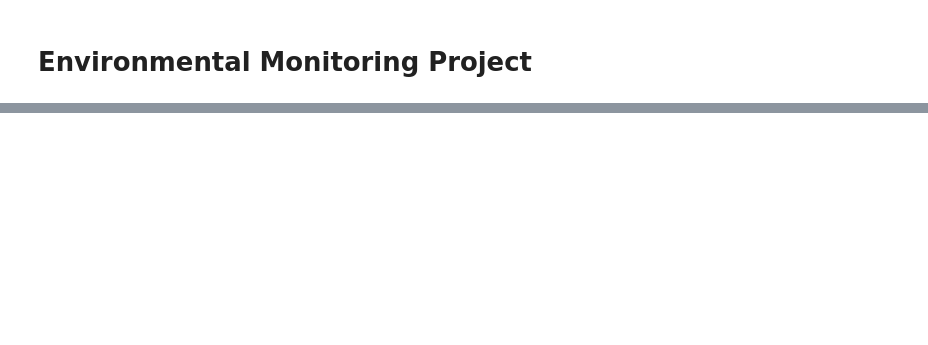
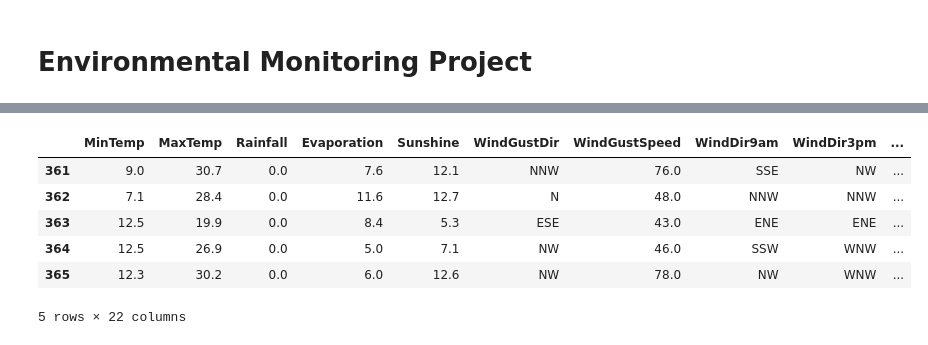
Before and after one commit to yonasyifter/IOT_EnvironmentalMonitoring, a Jupyter notebook: EnvironementalMonitoring.ipynb, the cells around one changed output, grey strips where cells are left out. Cells and saved outputs as stored; diff of their text form; code cells hidden in the pictures; blank space fills up the shorter version.

```diff
--- a/EnvironementalMonitoring.ipynb
+++ b/EnvironementalMonitoring.ipynb
@@ -31,0 +22,10 @@ FileNotFoundError: [Errno 2] No such file or directory: 'E:/AI'
+# %%
+df.tail()
+# %% [output]
+|  | MinTemp | MaxTemp | Rainfall | Evaporation | Sunshine | WindGustDir | WindGustSpeed | WindDir9am | WindDir3pm | ... |
+| 361 | 9.0 | 30.7 | 0.0 | 7.6 | 12.1 | NNW | 76.0 | SSE | NW | ... |
+| 362 | 7.1 | 28.4 | 0.0 | 11.6 | 12.7 | N | 48.0 | NNW | NNW | ... |
+| 363 | 12.5 | 19.9 | 0.0 | 8.4 | 5.3 | ESE | 43.0 | ENE | ENE | ... |
+| 364 | 12.5 | 26.9 | 0.0 | 5.0 | 7.1 | NW | 46.0 | SSW | WNW | ... |
+| 365 | 12.3 | 30.2 | 0.0 | 6.0 | 12.6 | NW | 78.0 | NW | WNW | ... |
+5 rows × 22 columns
```
Also changed, not shown: parts of 6 cells of this notebook.
